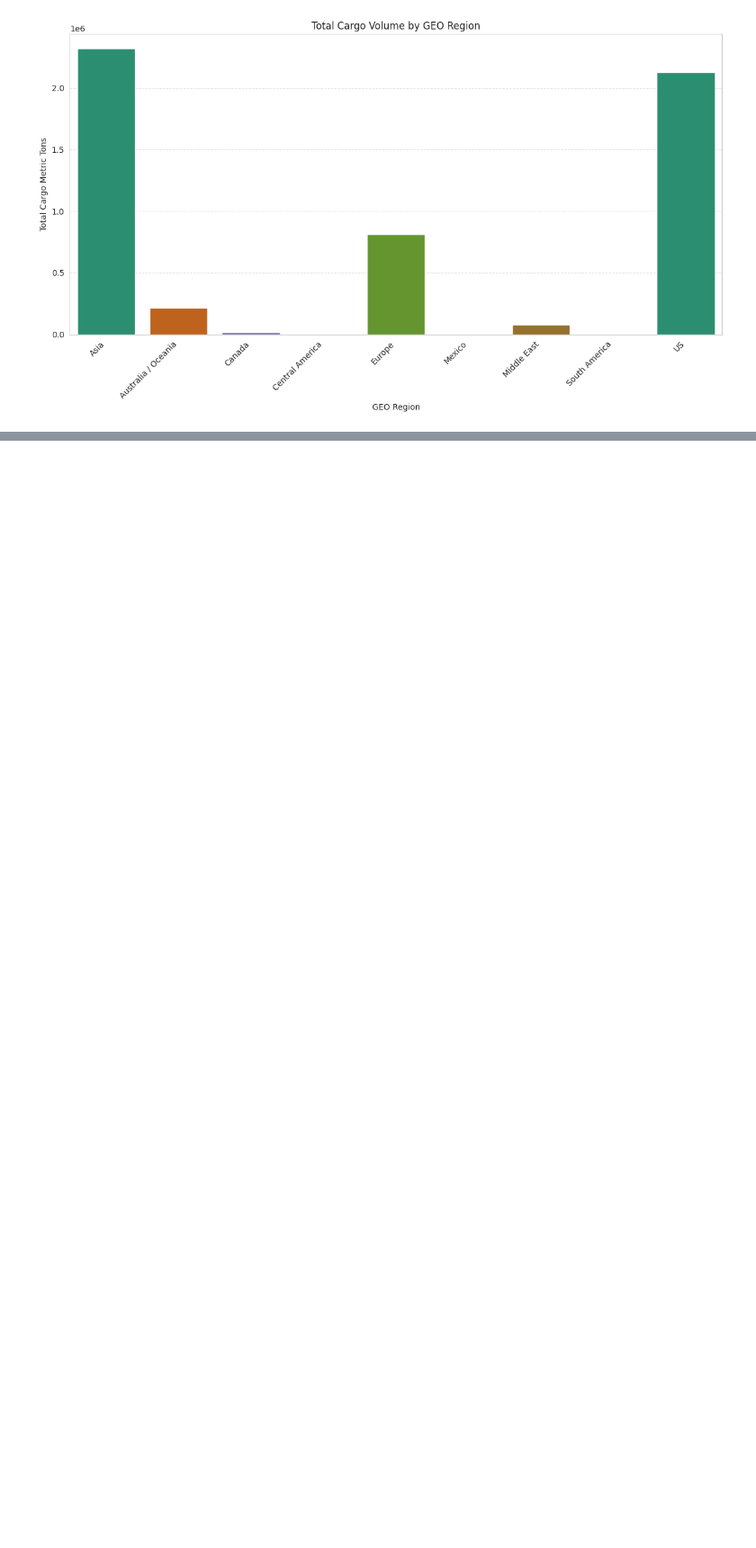
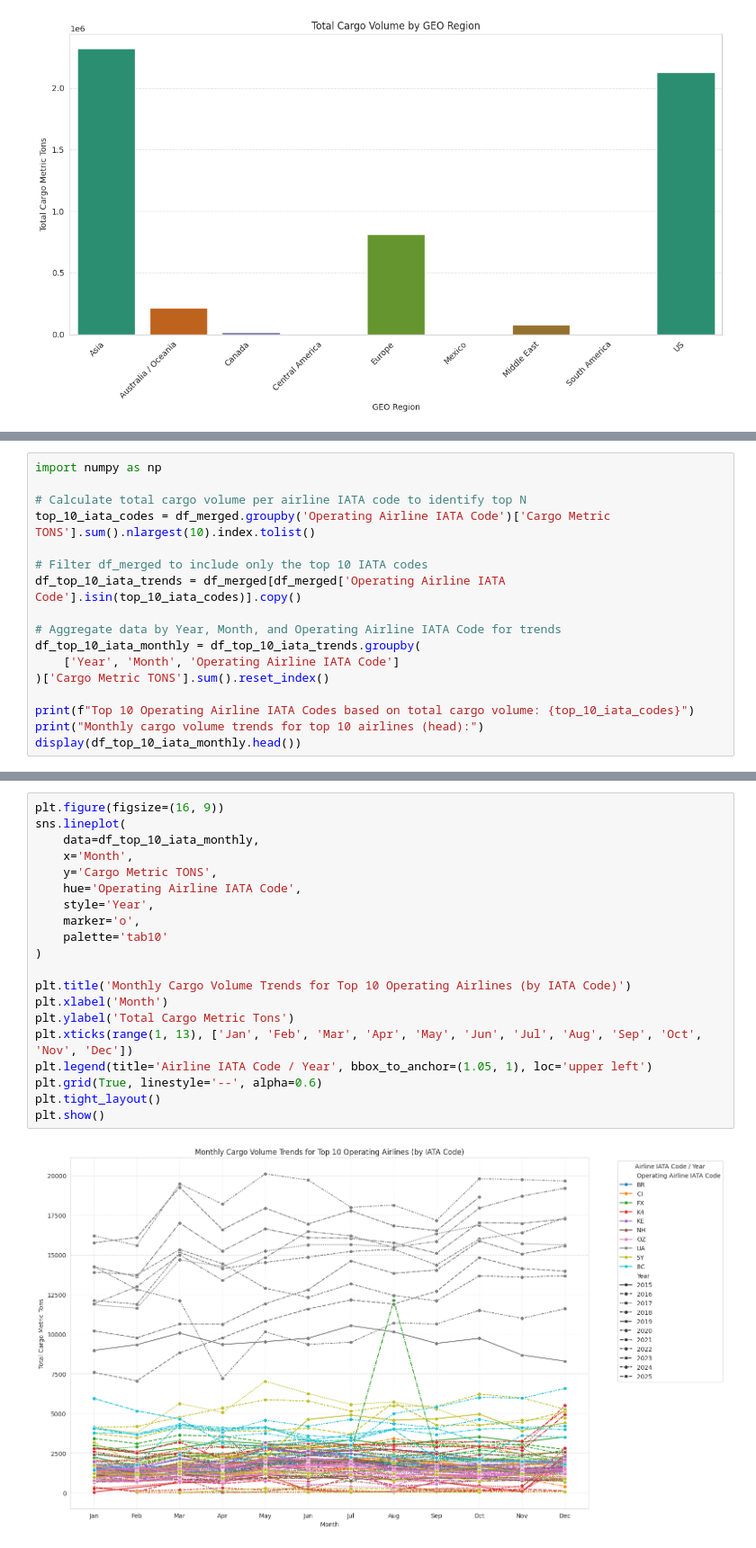
Before and after one commit to surayaqis/Data-Science-Project, a Jupyter notebook: Project2.ipynb, the cells around one changed output, grey strips where cells are left out. Shown at 90% size. Saved outputs shown, nothing was run; the diff lists cells and outputs as text; blank space fills up the shorter version.

```diff
--- a/Project2.ipynb
+++ b/Project2.ipynb
@@ -497,0 +567,17 @@ plt.show()
+# %%
+import numpy as np
+
+# Calculate total cargo volume per airline IATA code to identify top N
+top_10_iata_codes = df_merged.groupby('Operating Airline IATA Code')['Cargo Metric TONS'].sum().nlargest(10).index.tolist()
+
+# Filter df_merged to include only the top 10 IATA codes
+df_top_10_iata_trends = df_merged[df_merged['Operating Airline IATA Code'].isin(top_10_iata_codes)].copy()
+
+# Aggregate data by Year, Month, and Operating Airline IATA Code for trends
+df_top_10_iata_monthly = df_top_10_iata_trends.groupby(
+    ['Year', 'Month', 'Operating Airline IATA Code']
+)['Cargo Metric TONS'].sum().reset_index()
+
+print(f"Top 10 Operating Airline IATA Codes based on total cargo volume: {top_10_iata_codes}")
+print("Monthly cargo volume trends for top 10 airlines (head):")
+display(df_top_10_iata_monthly.head())
@@ -497,0 +596,22 @@ plt.show()
+# %%
+plt.figure(figsize=(16, 9))
+sns.lineplot(
+    data=df_top_10_iata_monthly,
+    x='Month',
+    y='Cargo Metric TONS',
+    hue='Operating Airline IATA Code',
+    style='Year',
+    marker='o',
+    palette='tab10'
+)
+
+plt.title('Monthly Cargo Volume Trends for Top 10 Operating Airlines (by IATA Code)')
+plt.xlabel('Month')
+plt.ylabel('Total Cargo Metric Tons')
+plt.xticks(range(1, 13), ['Jan', 'Feb', 'Mar', 'Apr', 'May', 'Jun', 'Jul', 'Aug', 'Sep', 'Oct', 'Nov', 'Dec'])
+plt.legend(title='Airline IATA Code / Year', bbox_to_anchor=(1.05, 1), loc='upper left')
+plt.grid(True, linestyle='--', alpha=0.6)
+plt.tight_layout()
+plt.show()
+# %% [output]
+[figure, added]
```
Also changed, not shown: parts of 22 cells of this notebook.
